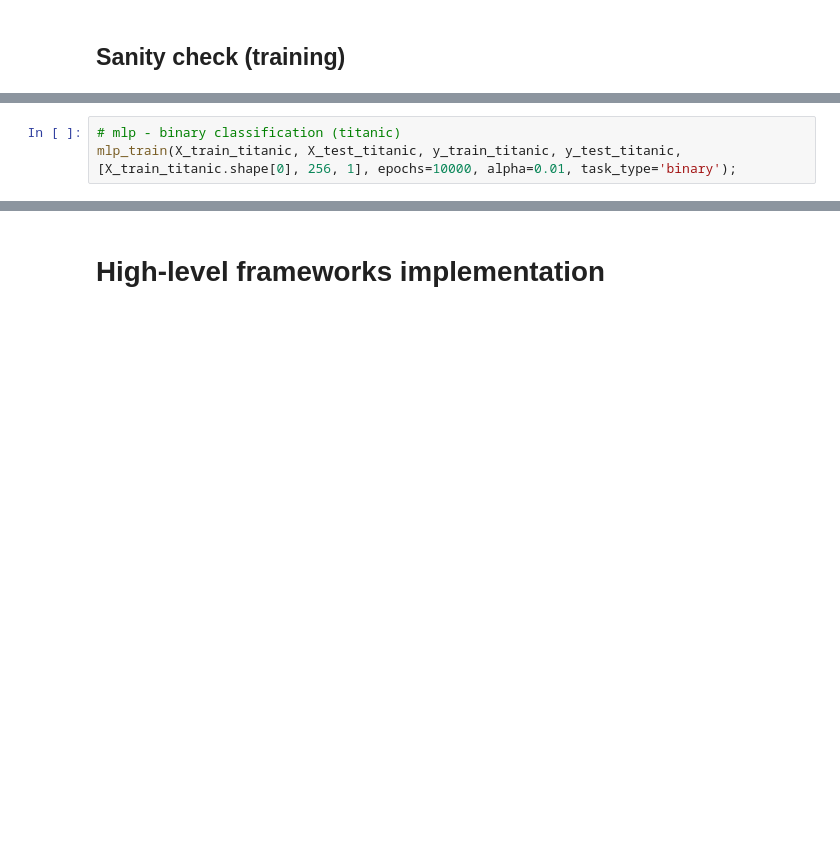
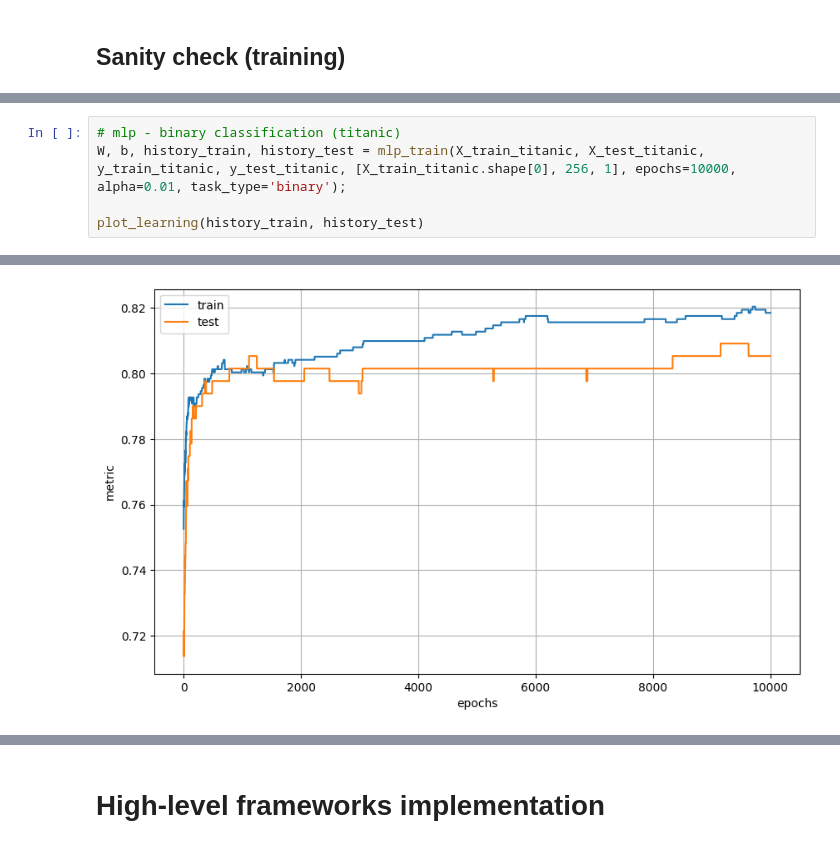
Before and after one commit to sschettinii/neural-networks-from-scratch, a Jupyter notebook: mlp.ipynb, the cells around one changed output, grey strips where cells are left out. Cells and saved outputs as stored; diff of their text form; blank space fills up the shorter version.

```diff
--- a/mlp.ipynb
+++ b/mlp.ipynb
@@ -416,4 +418,6 @@ epoch 99 | Train Acc: 0.97400 | Test Acc: 0.94025
 # %%
 # mlp - binary classification (titanic)
-mlp_train(X_train_titanic, X_test_titanic, y_train_titanic, y_test_titanic, [X_train_titanic.shape[0], 256, 1], epochs=10000, alpha=0.01, task_type='binary');
+W, b, history_train, history_test = mlp_train(X_train_titanic, X_test_titanic, y_train_titanic, y_test_titanic, [X_train_titanic.shape[0], 256, 1], epochs=10000, alpha=0.01, task_type='binary');
+
+plot_learning(history_train, history_test)
 # %% [output]
@@ -437,2 +424,3 @@ epoch 9999 | Train Acc: 0.82235 | Test Acc: 0.79008
+[figure, added]
 # %%
 # mlp - regression (housing price)
```
Also changed, not shown: parts of 6 cells of this notebook.
